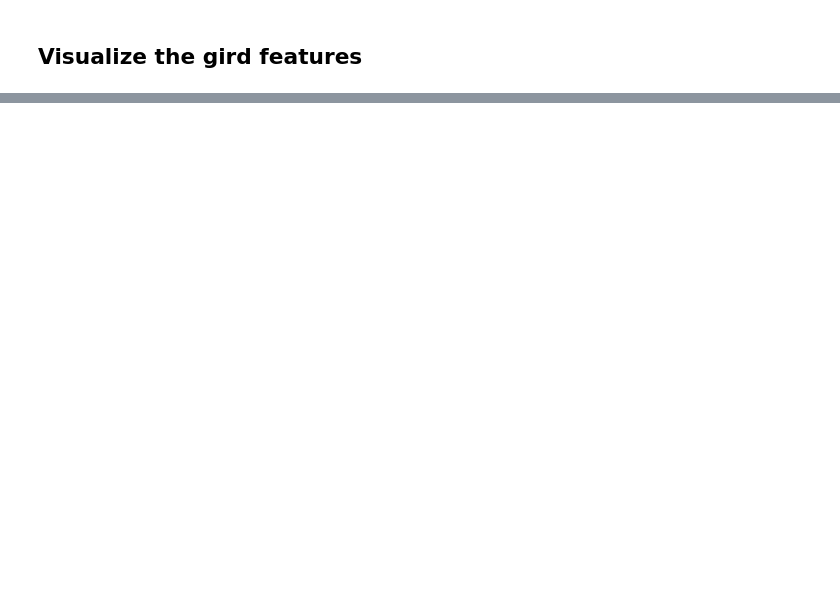
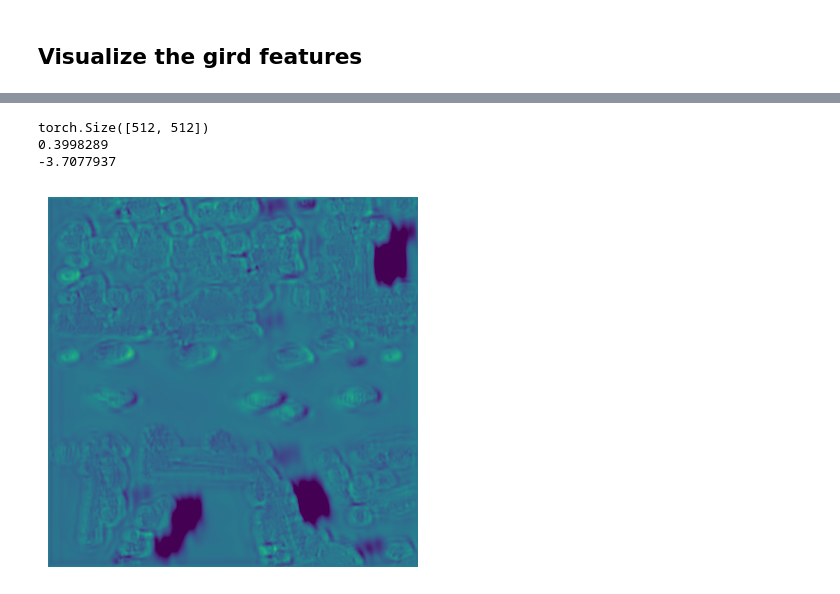
Before and after one commit to tudelft-iv/VoteFlow, a Jupyter notebook: notebooks/network_validation.ipynb, the cells around one changed output, grey strips where cells are left out. Cells and saved outputs as stored; diff of their text form; code cells hidden in the pictures; blank space fills up the shorter version.

```diff
--- a/notebooks/network_validation.ipynb
+++ b/notebooks/network_validation.ipynb
@@ -170,0 +249,12 @@ visual_pc(valid_pc.cpu().numpy())
+# %%
+pseudo_img_grid_mean = pseudo_img_grid.mean(dim=0)
+print(pseudo_img_grid_mean.shape)
+plt.imshow(pseudo_img_grid_mean.cpu().numpy(), vmin=-1, vmax=1)
+plt.axis(False)
+print(pseudo_img_grid_mean.cpu().numpy().max())
+print(pseudo_img_grid_mean.cpu().numpy().min())
+# %% [output]
+torch.Size([512, 512])
+0.3998289
+-3.7077937
+[figure, added]
```
Also changed, not shown: parts of 17 cells of this notebook, 3 other files.
